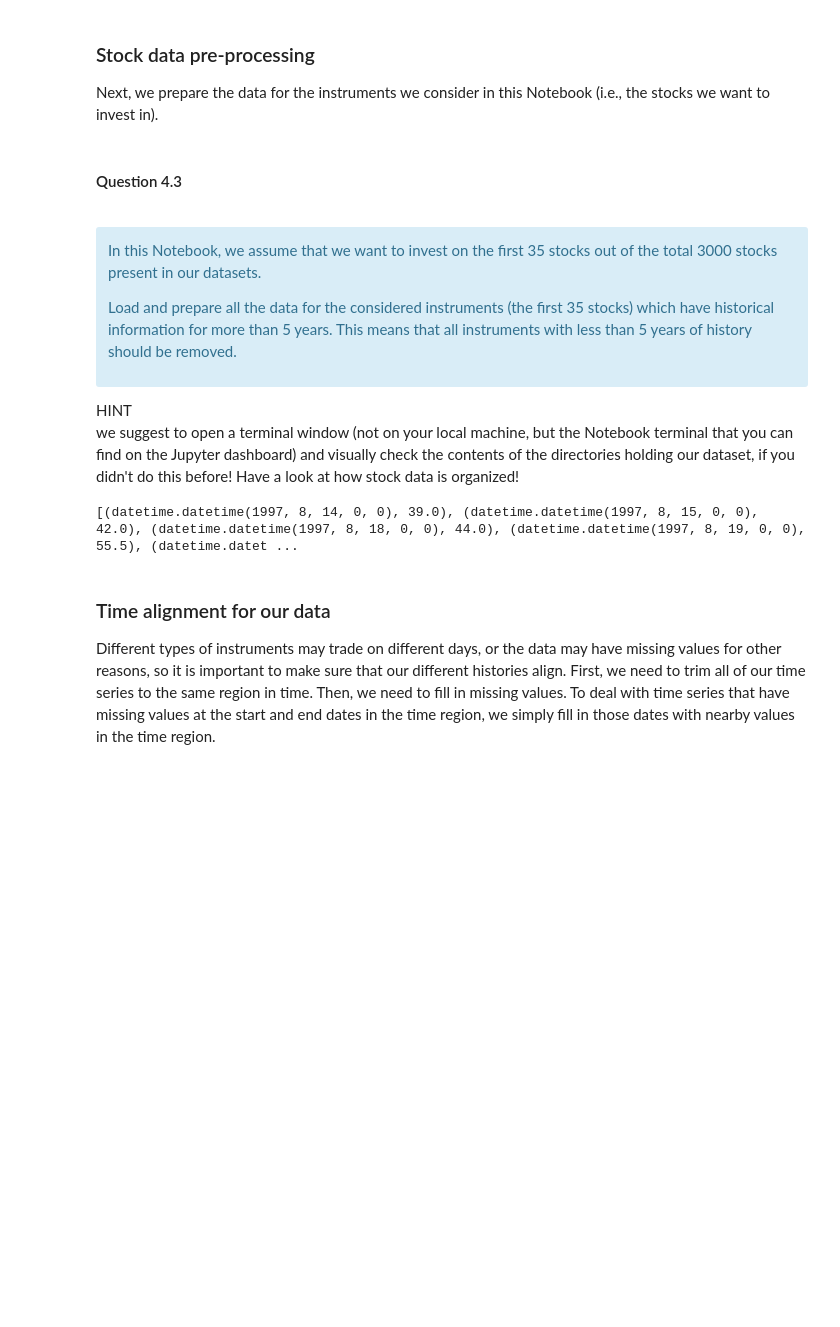
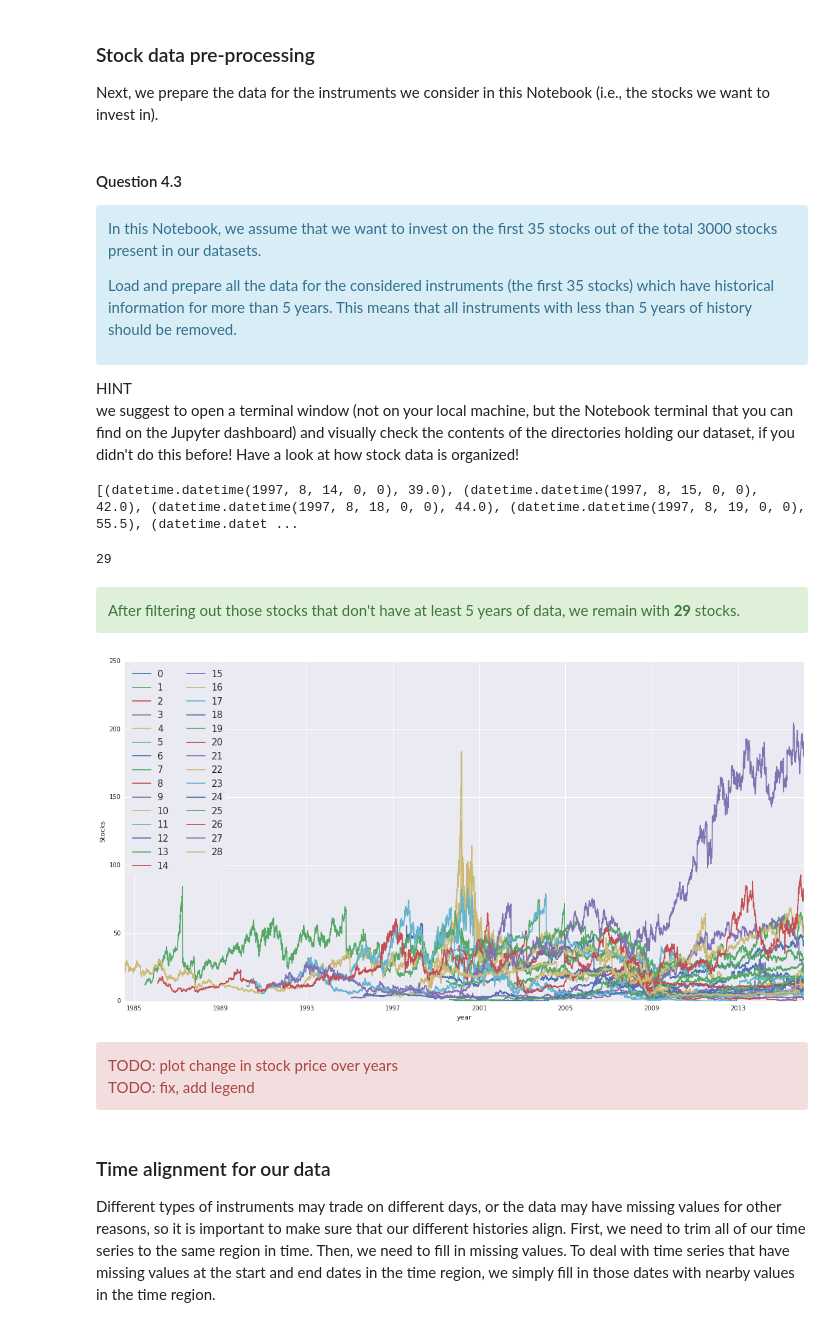
Before and after one commit to alegaballo/AML, a Jupyter notebook: [Lecture 7+8] Estimating Financial Risk through Monte Carlo Simulation.ipynb, the cells around one changed output. Saved outputs shown, nothing was run; the diff lists cells and outputs as text; code cells hidden in the pictures; blank space fills up the shorter version.

```diff
--- a/[Lecture 7+8] Estimating Financial Risk through Monte Carlo Simulation.ipynb
+++ b/[Lecture 7+8] Estimating Financial Risk through Monte Carlo Simulation.ipynb
@@ -472,7 +495,7 @@ TODO: plot change in stock price over years
 Next, we prepare the data for the instruments we consider in this Notebook (i.e., the stocks we want to invest in).
 # %% [markdown]
 #### Question 4.3
-<br>
+
 <div class="alert alert-info">
 In this Notebook, we assume that we want to invest on the first 35 stocks out of the total 3000 stocks present in our datasets.
 
@@ -510,12 +533,40 @@ rawStocks = [process_stock_file(f) for f in files]
 # select only instruments which have more than 5 years of history
 # Note: the number of business days in a year is 260
 number_of_years = 5
-rawStocks = list(filter(lambda instrument: len(instrument)>=260*number_of_years, rawStocks))
+rawStocks = list(filter(lambda instrument: \
+                        instrument[-1][0].year -instrument[0][0].year >= 5, rawStocks))
 
 # For testing, print the first 5 entry of the first stock
 print(rawStocks[0][:5])
 # %% [output]
 [(datetime.datetime(1997, 8, 14, 0, 0), 39.0), (datetime.datetime(1997, 8, 15, 0, 0), 42.0), (datetime.datetime(1997, 8, 18, 0, 0), 44.0), (datetime.datetime(1997, 8, 19, 0, 0), 55.5), (datetime.datet ...
+# %%
+print(len(rawStocks))
+# %% [output]
+29
+# %% [markdown]
+<div class="alert alert-success">
+After filtering out those stocks that don't have at least 5 years of data, we remain with <b>29</b> stocks.
+</div>
+# %%
+#files[0].split("/")[-1].split(".")[0]
+
+plt.figure(figsize=(20,10))
+for y, num in zip(rawStocks, range(len(rawStocks))):
+    plt.plot([x[0] for x in y], [x[1] for x in y], label=str(num))
+
+plt.ylabel("Stocks")
+plt.xlabel("year")
+plt.legend(ncol=2, loc='upper left', frameon=True, fontsize=15)
+plt.show()
+# %% [output]
+[figure, added]
+# %% [markdown]
+<div class="alert alert-danger">
+TODO: plot change in stock price over years
+<br>
+TODO: fix, add legend
+</div>
 # %% [markdown]
 ### Time alignment for our data
 Different types of instruments may trade on different days, or the data may have missing values for other reasons, so it is important to make sure that our different histories align. First, we need to trim all of our time series to the same region in time. Then, we need to fill in missing values. To deal with time series that have missing values at the start and end dates in the time region, we simply fill in those dates with nearby values in the time region.
```
Also changed, not shown: parts of 93 cells of this notebook.
